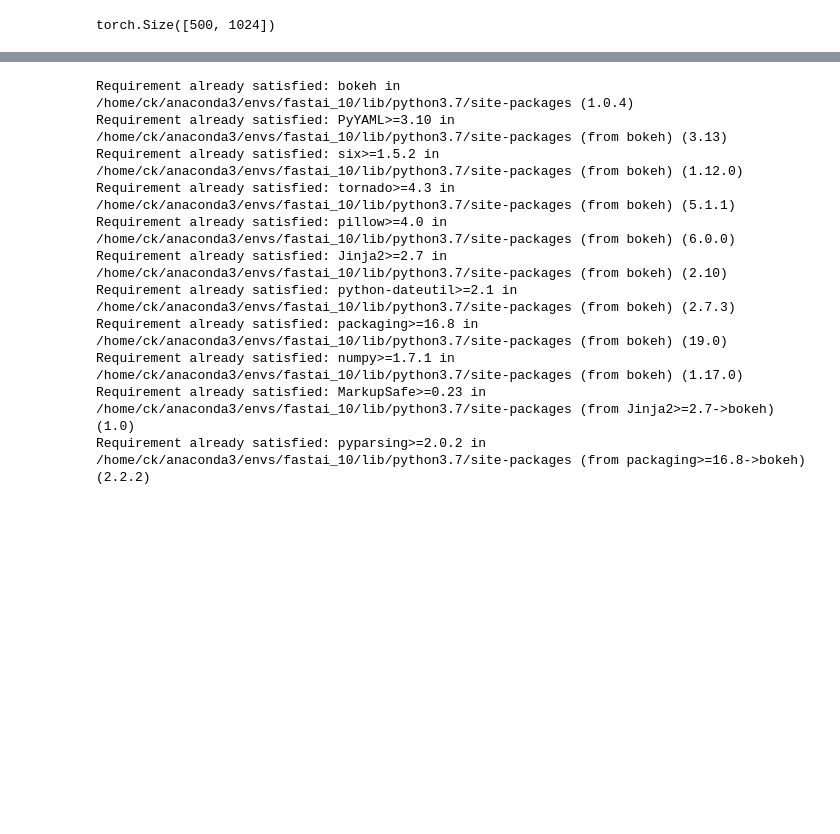
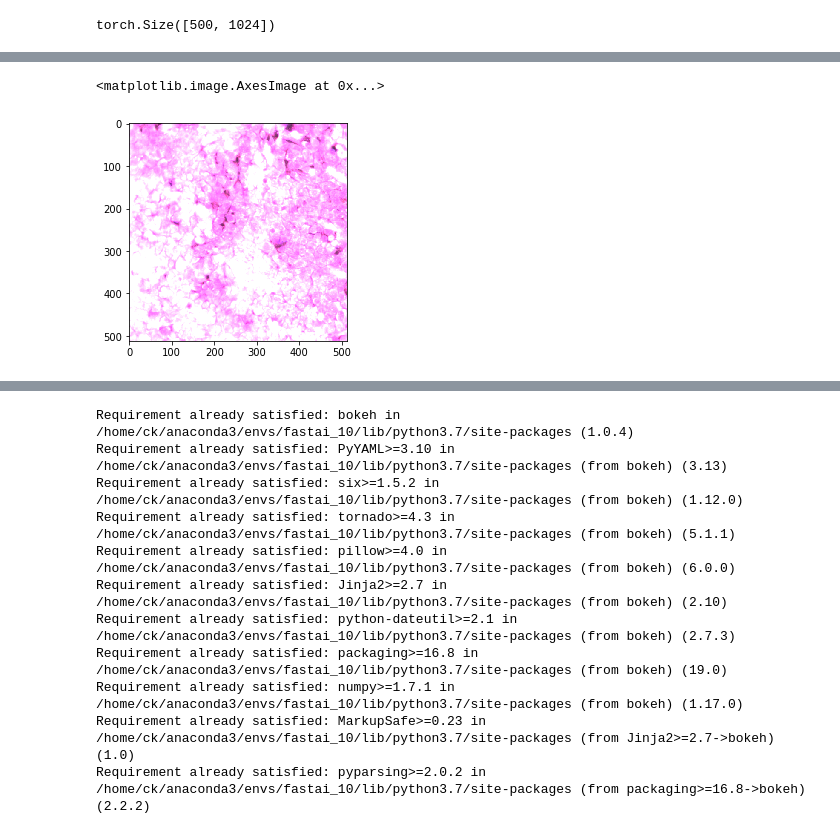
Before and after one commit to devforfu/protein, a Jupyter notebook: 00c_visualization.ipynb, the cells around one changed output, grey strips where cells are left out. Drawn from its saved outputs; the diff is of its cells as text; code cells hidden in the pictures; blank space fills up the shorter version.

```diff
--- a/00c_visualization.ipynb
+++ b/00c_visualization.ipynb
@@ -311,4 +309,4 @@ pca = PCA(n_components=2).fit(arr)
 # %%
 pca_data = pca.transform(arr)
 # %%
-plt.scatter(pca_data[:, 0], pca_data[:, 1], c=clusters)
+x, y = pca_data[:, 0], pca_data[:, 1]
@@ -317,0 +323,11 @@ plt.scatter(pca_data[:, 0], pca_data[:, 1], c=clusters)
+# %%
+from tqdm import tqdm
+images = [
+    rio.convert_tensor_to_rgb(
+        rio.load_images_as_tensor([x for _, x in r['images']]))
+    for r in tqdm(rec[:500])]
+# %%
+plt.imshow(images[0])
+# %% [output]
+<matplotlib.image.AxesImage at 0x...>
+[figure, added]
```
Also changed, not shown: parts of 9 cells of this notebook, 2 other files.
